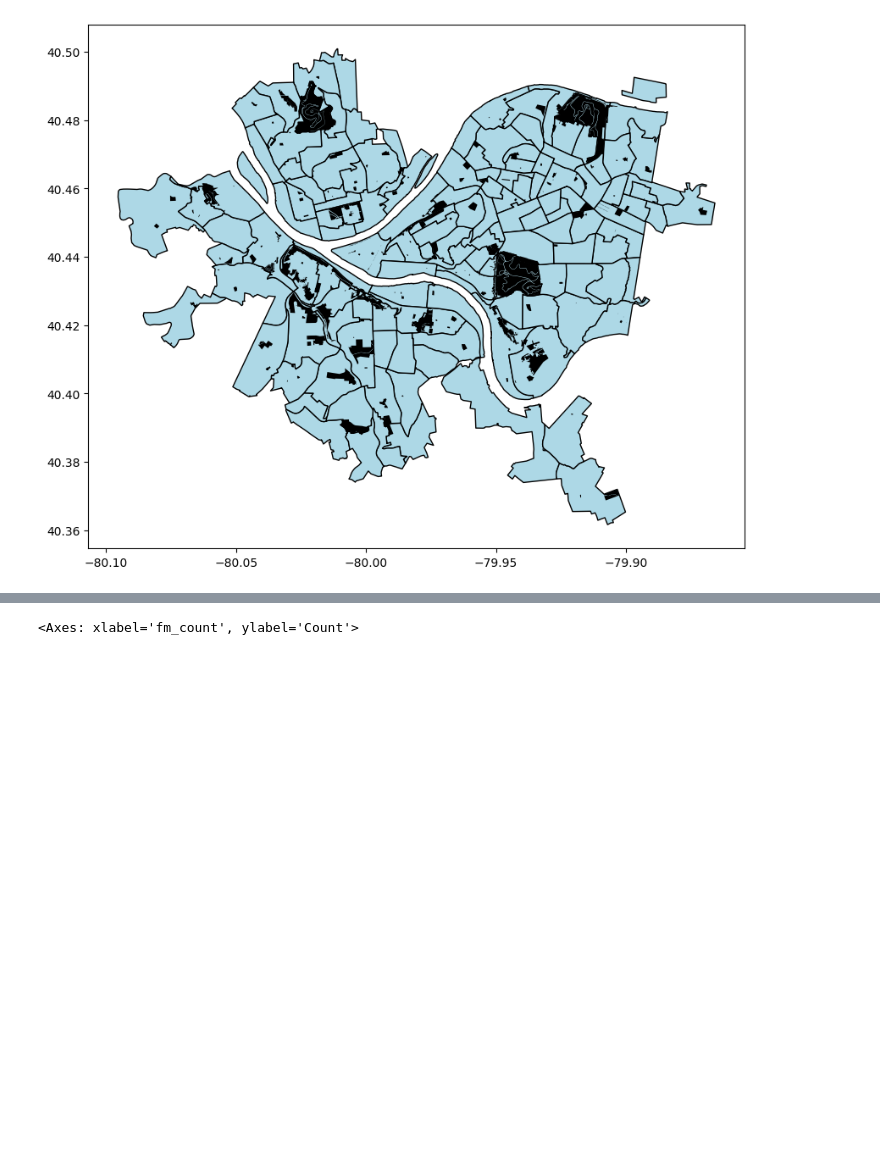
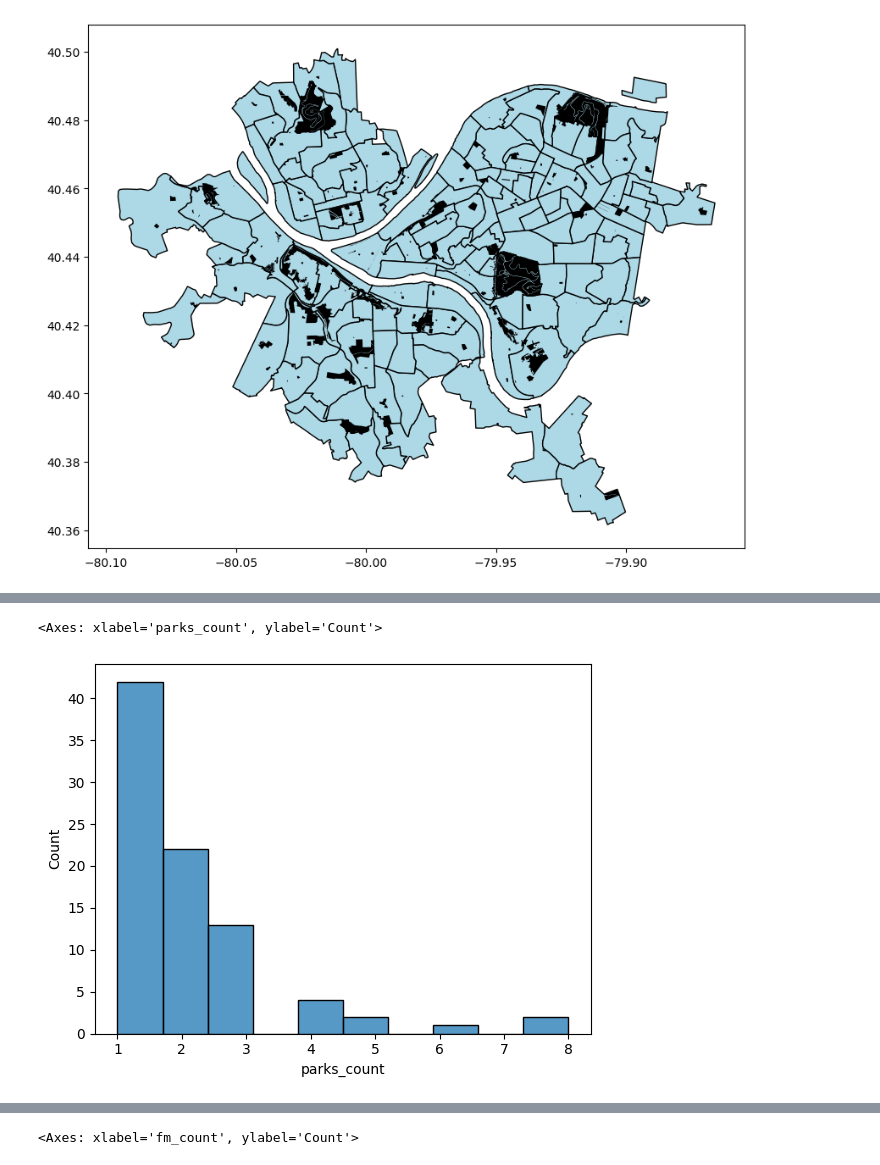
Before and after one commit to andrewnoonan2004/INFSCI-0510, a Jupyter notebook: final-project.ipynb, the cells around one changed output, grey strips where cells are left out. Drawn from its saved outputs; the diff is of its cells as text; code cells hidden in the pictures; blank space fills up the shorter version.

Commit message:
added more graphs and analysis

```diff
--- a/final-project.ipynb
+++ b/final-project.ipynb
@@ -276,0 +271,2 @@ NameError: name 'fast_food_tracts' is not defined
+# %%
+parks_filtered_tracts = gpd.sjoin(parks_filtered, census_tracts_geo, how="inner", predicate="within")
@@ -276,0 +283,2 @@ NameError: name 'fast_food_tracts' is not defined
+# %%
+parks_counts = parks_filtered_tracts.groupby('tractce10_1').size().reset_index(name='parks_count')
@@ -276,0 +305,5 @@ NameError: name 'fast_food_tracts' is not defined
+# %%
+sns.histplot(data=parks_counts, x='parks_count', bins=10)
+# %% [output]
+<Axes: xlabel='parks_count', ylabel='Count'>
+[figure, added]
```
Also changed, not shown: parts of 10 cells of this notebook.
